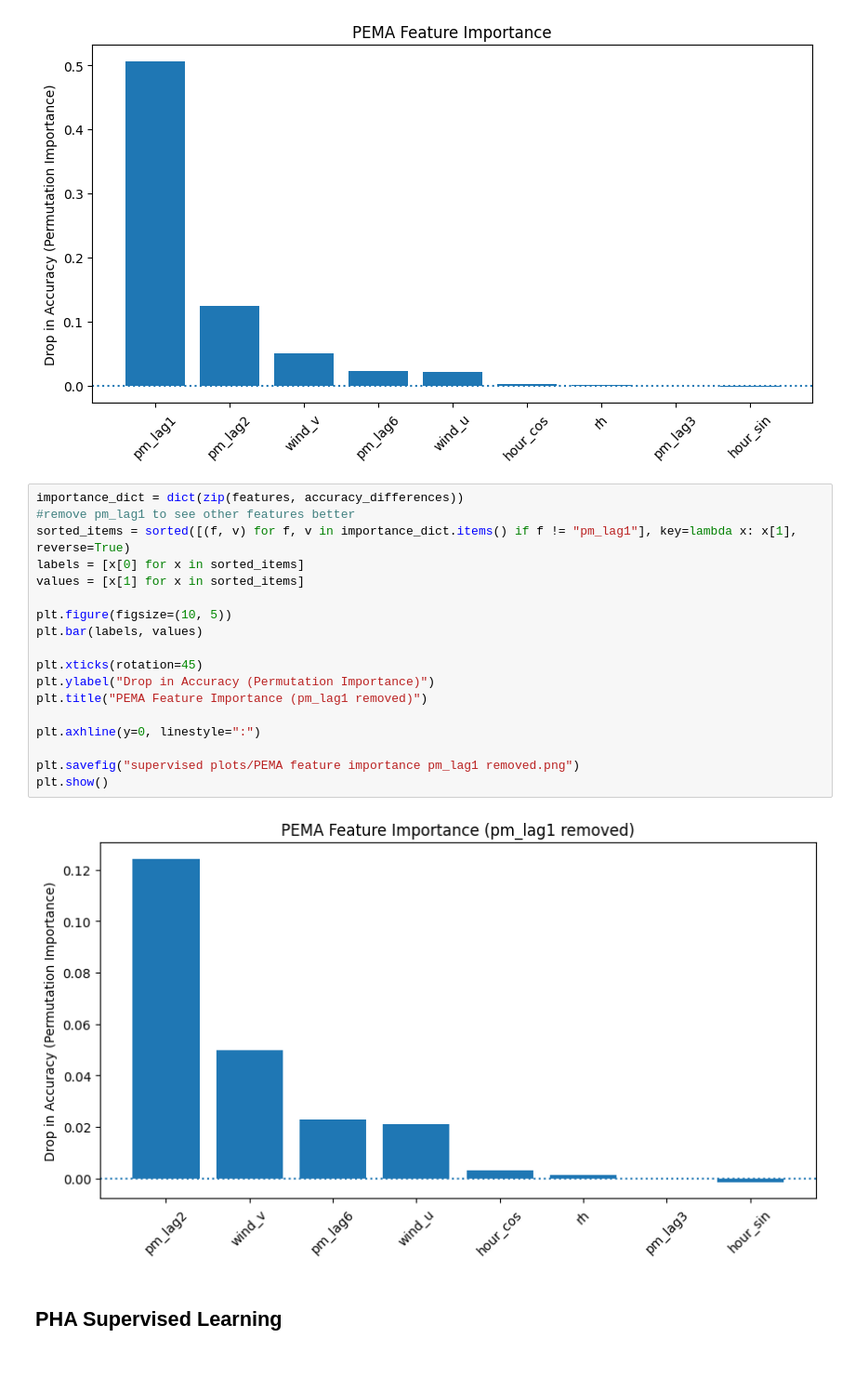
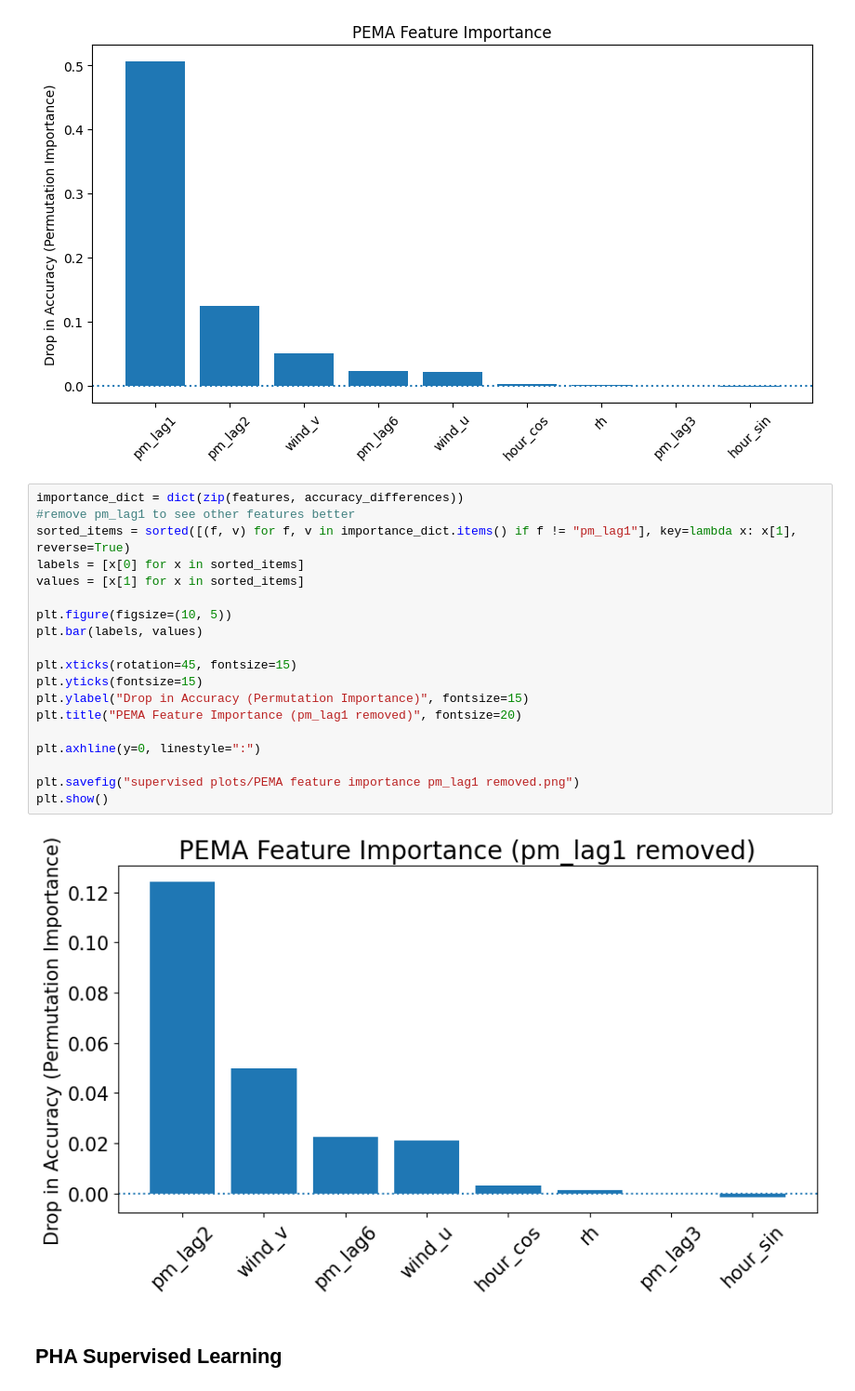
Before and after one commit to jacklardner/wind-pm-analysis, a Jupyter notebook: supervised.ipynb, the cells around one changed output. Shown at 93% size. Saved outputs shown, nothing was run; the diff lists cells and outputs as text; blank space fills up the shorter version.

```diff
--- a/supervised.ipynb
+++ b/supervised.ipynb
@@ -496,23 +517,24 @@ plt.show()
 # %%
 importance_dict = dict(zip(features, accuracy_differences))
 #remove pm_lag1 to see other features better
 sorted_items = sorted([(f, v) for f, v in importance_dict.items() if f != "pm_lag1"], key=lambda x: x[1], reverse=True)
 labels = [x[0] for x in sorted_items]
 values = [x[1] for x in sorted_items]
 
 plt.figure(figsize=(10, 5))
 plt.bar(labels, values)
 
-plt.xticks(rotation=45)
-plt.ylabel("Drop in Accuracy (Permutation Importance)")
-plt.title("PEMA Feature Importance (pm_lag1 removed)")
+plt.xticks(rotation=45, fontsize=15)
+plt.yticks(fontsize=15)
+plt.ylabel("Drop in Accuracy (Permutation Importance)", fontsize=15)
+plt.title("PEMA Feature Importance (pm_lag1 removed)", fontsize=20)
 
 plt.axhline(y=0, linestyle=":")
 
 plt.savefig("supervised plots/PEMA feature importance pm_lag1 removed.png")
 plt.show()
 # %% [output]
-[figure, old version]
+[figure, new version]
 # %% [markdown]
 ## PHA Supervised Learning
 # %%
```
Also changed, not shown: parts of 6 cells of this notebook, 16 other files.
